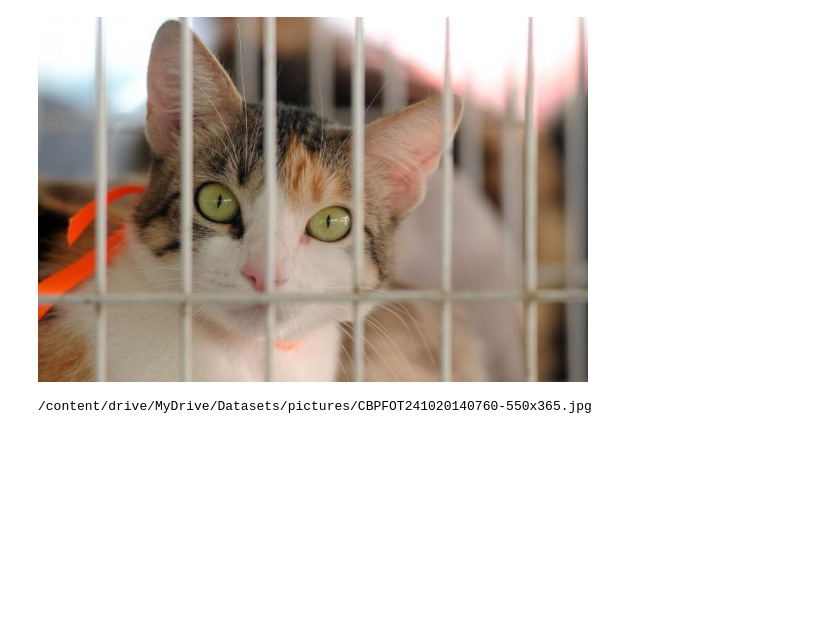
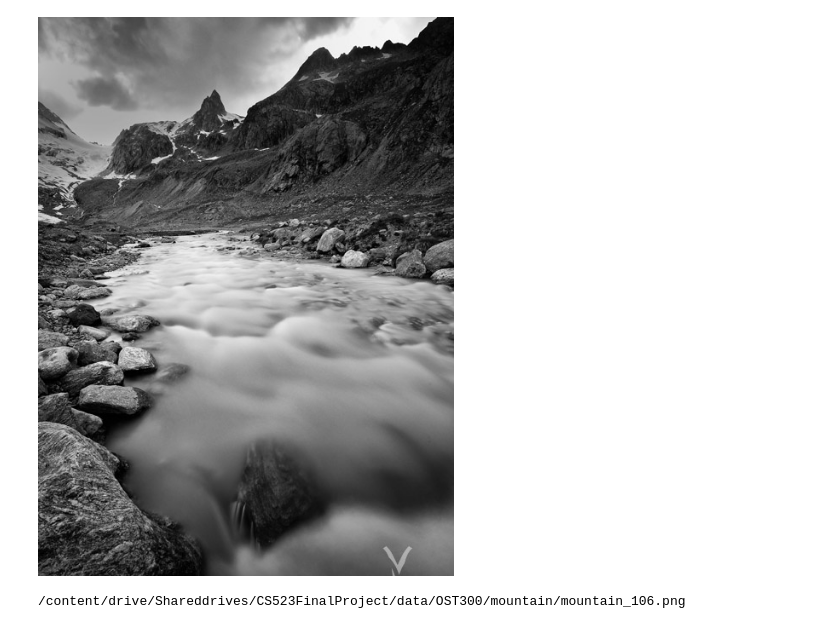
Before and after one commit to noahlud/CS523, a Jupyter notebook: real_ESGAN_Degradation.ipynb, the cells around one changed output. Drawn from its saved outputs; the diff is of its cells as text; code cells hidden in the pictures; blank space fills up the shorter version.

```diff
--- a/real_ESGAN_Degradation.ipynb
+++ b/real_ESGAN_Degradation.ipynb
@@ -23,20 +22,20 @@ Drive already mounted at /content/drive; to attempt to forcibly remount, call dr
 # %%
 from PIL import Image
 import os, os.path
 imgs = []
-path = '/content/drive/MyDrive/Datasets/pictures/'
+path = '/content/drive/Shareddrives/CS523FinalProject/data/OST300/mountain/'
 valid_images = [".jpg",".gif",".png",".tga"]
 file_paths = []
 for f in os.listdir(path):
     file_paths.append(path+f)
     img = cv2.imread(path+f)
     imgs.append(img)
 cv2_imshow(imgs[1])
 path_0 = file_paths[1]
 print(path_0)
 # %% [output]
-[figure, old version]
+[figure, new version]
-/content/drive/MyDrive/Datasets/pictures/CBPFOT241020140760-550x365.jpg
+/content/drive/Shareddrives/CS523FinalProject/data/OST300/mountain/mountain_106.png
 # %%
 #for i,j in zip([1,3,5,7],[7,3,5,1]):
 def mesh_grid(kernel_size):
```
Also changed, not shown: parts of 6 cells of this notebook.
